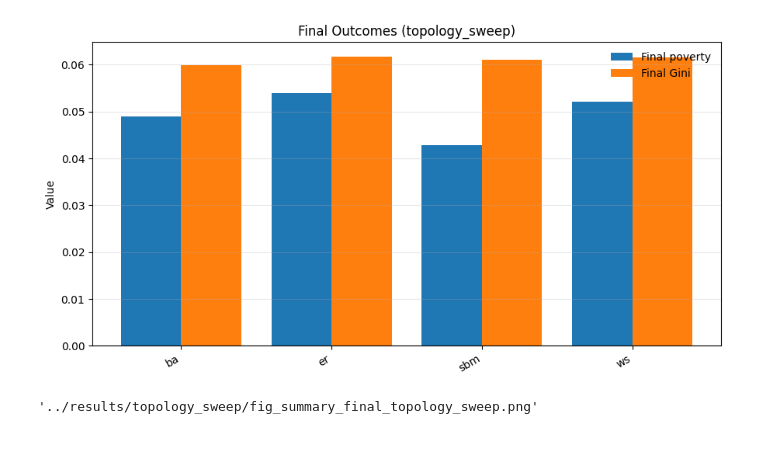
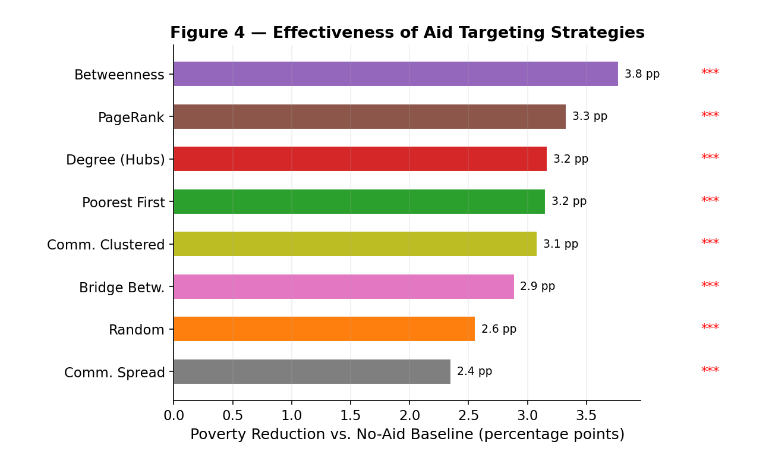
Before and after one commit to niranjandawadi/THESIS-EXPERIMENTS, a Jupyter notebook: notebooks/01_quick_plots.ipynb, the cells around one changed output. Cells and saved outputs as stored; diff of their text form; code cells hidden in the pictures.

```diff
--- a/notebooks/01_quick_plots.ipynb
+++ b/notebooks/01_quick_plots.ipynb
@@ -111,32 +177,41 @@ out
 # %%
-GROUP_COL = "graph_type" if EXPERIMENT == "topology_sweep" else "strategy"
+# ═══════════════════════════════════════════════════════════════
+# FIGURE 4: Poverty Reduction vs. Baseline (none) — bar chart
+# ═══════════════════════════════════════════════════════════════
 
-df_plot = df_sum.copy()
-df_plot = df_plot.sort_values(GROUP_COL)
+baseline_pov = seed_sum.loc[seed_sum["strategy"] == "none", "poverty_final_mean"].values[0]
+df_bar = seed_sum[seed_sum["strategy"] != "none"].copy()
+df_bar["pov_reduction_pp"] = (baseline_pov - df_bar["poverty_final_mean"]) * 100
+df_bar["label"] = df_bar["strategy"].map(STRAT_LABELS)
 
-fig = plt.figure(figsize=(9, 4.8))
-ax = plt.gca()
+# Sort by reduction
+df_bar = df_bar.sort_values("pov_reduction_pp", ascending=True)
 
-x = np.arange(len(df_plot))
-w = 0.4
+fig, ax = plt.subplots(figsize=(8, 5))
+colors = [strat_colors.get(s, "#888") for s in df_bar["strategy"]]
+bars = ax.barh(df_bar["label"], df_bar["pov_reduction_pp"], color=colors, edgecolor="white", height=0.6)
+ax.set_xlabel("Poverty Reduction vs. No-Aid Baseline (percentage points)")
+ax.set_title("Figure 4 — Effectiveness of Aid Targeting Strategies", fontweight="bold")
+ax.grid(True, axis="x", alpha=0.2)
 
-ax.bar(x - w/2, df_plot["poverty_final_mean"], w, label="Final poverty")
-ax.bar(x + w/2, df_plot["gini_final_mean"], w, label="Final Gini")
+# Add value labels
+for bar, val in zip(bars, df_bar["pov_reduction_pp"]):
+    ax.text(bar.get_width() + 0.05, bar.get_y() + bar.get_height()/2,
+            f"{val:.1f} pp", va="center", fontsize=9)
 
-ax.set_xticks(x)
-ax.set_xticklabels(df_plot[GROUP_COL], rotation=30, ha="right")
-ax.set_ylabel("Value")
-ax.set_title(f"Final Outcomes ({EXPERIMENT})")
-ax.grid(True, axis="y", alpha=0.3)
-ax.legend(frameon=False)
+# Statistical significance markers from Mann-Whitney vs none
+none_runs = seed_runs[seed_runs["strategy"] == "none"]["poverty_final"]
+for i, (_, row) in enumerate(df_bar.iterrows()):
+    strat_runs = seed_runs[seed_runs["strategy"] == row["strategy"]]["poverty_final"]
+    _, p = stats.mannwhitneyu(strat_runs, none_runs, alternative="less")
+    sig = "***" if p < 0.001 else "**" if p < 0.01 else "*" if p < 0.05 else ""
+    if sig:
+        ax.text(bar.get_width() + 0.7, bars[i].get_y() + bars[i].get_height()/2,
+                sig, va="center", fontsize=10, color="red")
 
-out = os.path.join(RESULTS_DIR, f"fig_summary_final_{EXPERIMENT}.png")
 fig.tight_layout()
-fig.savefig(out, dpi=300)
+fig.savefig(os.path.join(SEED_DIR, "fig4_poverty_reduction_bar.png"), dpi=300, bbox_inches="tight")
 plt.show()
-
-out
 # %% [output]
-[figure, old version]
+[figure, new version]
-'../results/topology_sweep/fig_summary_final_topology_sweep.png'
 # %%
```
Also changed, not shown: parts of 9 cells of this notebook, 6 other files.
